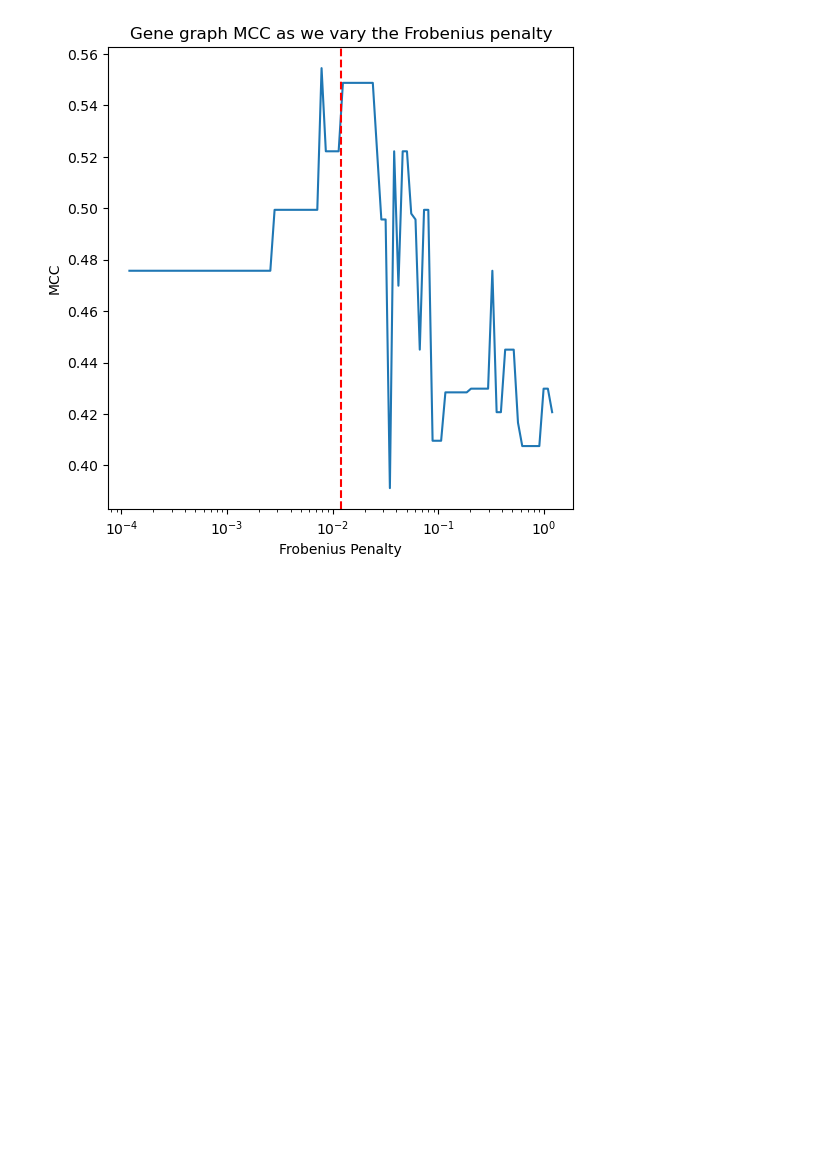
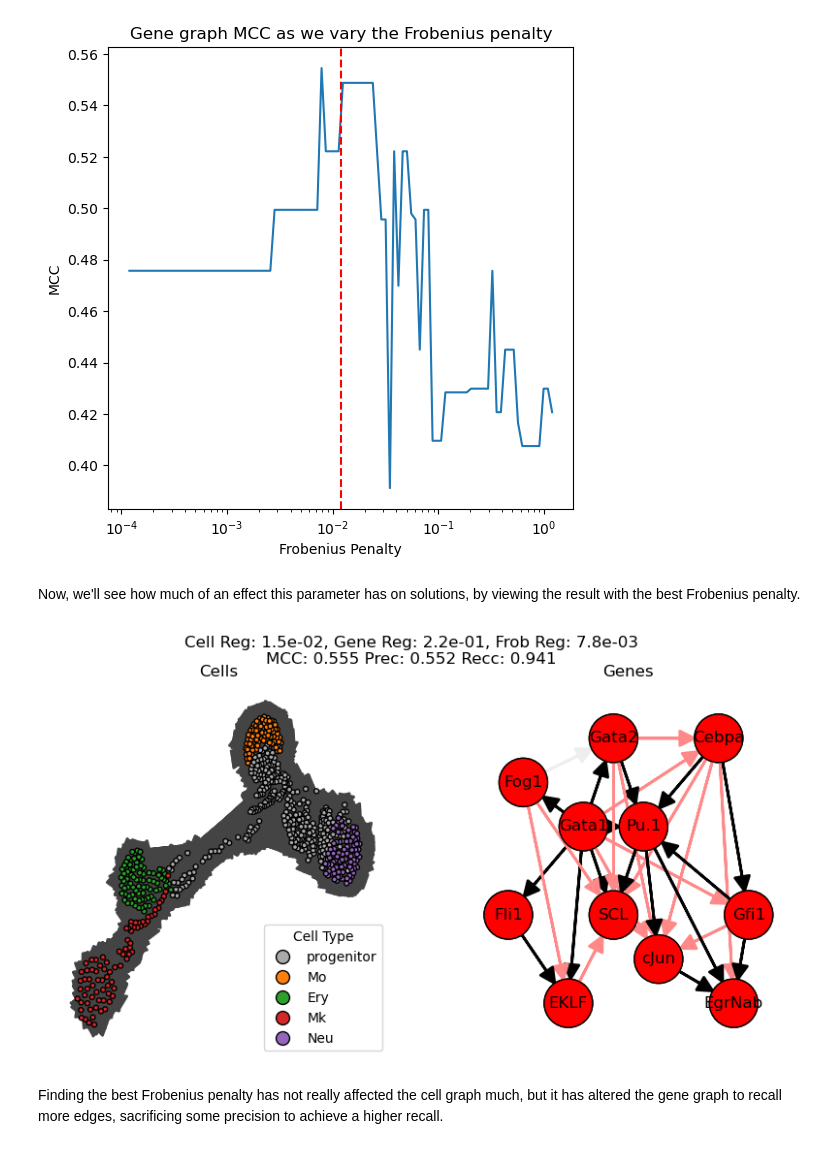
Before and after one commit to BaileyAndrew/Cartesian-LGAM, a Jupyter notebook: krum_experiment.ipynb, the cells around one changed output. Cells and saved outputs as stored; diff of their text form; code cells hidden in the pictures; blank space fills up the shorter version.

Commit message:
Synthetic experiments show improvements

```diff
--- a/krum_experiment.ipynb
+++ b/krum_experiment.ipynb
@@ -818,3 +823,5 @@ ax.set_title("Gene graph MCC as we vary the Frobenius penalty")
 # %% [output]
 Text(0.5, 1.0, 'Gene graph MCC as we vary the Frobenius penalty')
 [figure]
+# %% [markdown]
+Now, we'll see how much of an effect this parameter has on solutions, by viewing the result with the best Frobenius penalty.
@@ -820,0 +853,78 @@ Text(0.5, 1.0, 'Gene graph MCC as we vary the Frobenius penalty')
+# %%
+# It'll take a couple seconds to draw this graph.
+fig, (ax1, ax2) = plt.subplots(figsize=(10, 5), ncols=2)
+glassoreg = glassoregs[sorting[2]]
+best_frobreg = frobregs[np.array(frob_mccs).argmax()]
+
+# Must transpose - convention in iGraph is that i -> j, whereas with LGAM It's j -> i
+cell_graph = ig.Graph.Weighted_Adjacency(Ls_best_frobreg[0].T - np.diag(np.diag(Ls_best_frobreg[0])))
+cell_types = ordered_krum.obs['cell_type']
+type_to_color = {ctype: ordered_krum.uns['cell_type_colors'][i % len(ordered_krum.uns['cell_type_colors'])] for i, ctype in enumerate(cell_types.unique())}
+cell_graph.vs["color"] = cell_types.map(type_to_color).tolist()
+#cell_graph.vs["edge_color"] = cell_graph.vs["color"]
+#cell_graph.es["color"] = ['red' if w > 0 else 'blue' for w in cell_graph.es["weight"]]
+
+random.seed(0)
+cell_layout = cell_graph.layout(layout='auto')
+
+ig.plot(
+    cell_graph,
+    target=ax1,
+    vertex_size=5,
+    layout=cell_layout
+)
+
+# First, plot the 'true gene graph' to show false negatives
+true_gene_graph = ig.Graph.Weighted_Adjacency(np.tril(ordered_truth, k=-1).T)
+true_gene_graph.es["color"] = ['#eeeeee' for edge in true_gene_graph.es]
+ig.plot(
+    true_gene_graph,
+    target=ax2,
+    vertex_size=50,
+    layout=gene_layout,
+)
+
+gene_graph = ig.Graph.Weighted_Adjacency(Ls_best_frobreg[1].T - np.diag(np.diag(Ls_best_frobreg[1])))
+gene_graph.vs["label"] = ordered_krum.var_names
+#gene_graph.es["color"] = ['red' if w > 0 else 'blue' for w in gene_graph.es["weight"]]
+gene_graph.es["color"] = ['black' if ordered_truth.data[edge.target, edge.source] else '#ff8888' for edge in gene_graph.es]
+
+ig.plot(
+    gene_graph,
+    target=ax2,
+    vertex_size=50,
+    layout=gene_layout
+)
+
+ax1.set_title("Cells")
+ax2.set_title("Genes")
+
+# Add legend
+# Extract colors and labels
+colors = ordered_krum.uns['cell_type_colors']
+labels = ordered_krum.obs['cell_type'].unique()
+
+# Build legend handles
+handles = [
+    matplotlib.lines.Line2D([0], [0], marker='o', color='none', markerfacecolor=color, markersize=10, label=label)
+    for label, color in zip(labels, colors)
+]
+ax1.legend(handles=handles, title='Cell Type', loc='lower right')
+
+flat_genes = Ls_best_frobreg[1][np.tril_indices(11, k=-1)] != 0
+flat_graph = ordered_truth.data[np.tril_indices(11, k=-1)] != 0
+mcc_ = matthews_corrcoef(flat_graph, flat_genes)
+prec_ = precision_score(flat_graph, flat_genes)
+rec_ = recall_score(flat_graph, flat_genes)
+
+fig.suptitle(
+    f"Cell Reg: {glassoreg[0]:.1e}, Gene Reg: {glassoreg[1]:.1e}, Frob Reg: {best_frobreg:.1e}"
+    + f"\nMCC: {mcc_:.3f}"
+    + f" Prec: {prec_:.3f}"
+    + f" Recc: {rec_:.3f}"
+)
+pass
+# %% [output]
+[figure, added]
+# %% [markdown]
+Finding the best Frobenius penalty has not really affected the cell graph much, but it has altered the gene graph to recall more edges, sacrificing some precision to achieve a higher recall.
```
Also changed, not shown: parts of 28 cells of this notebook, 2 other files.
